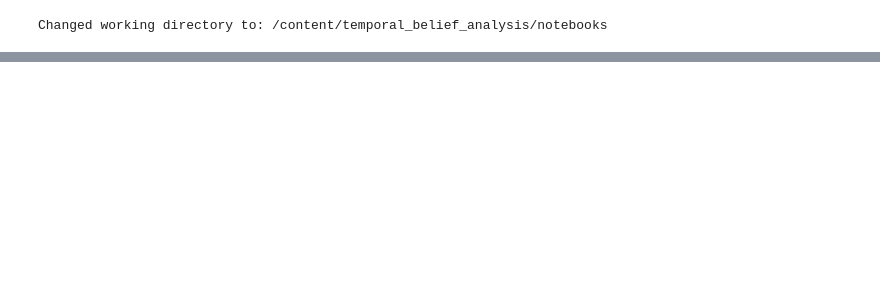
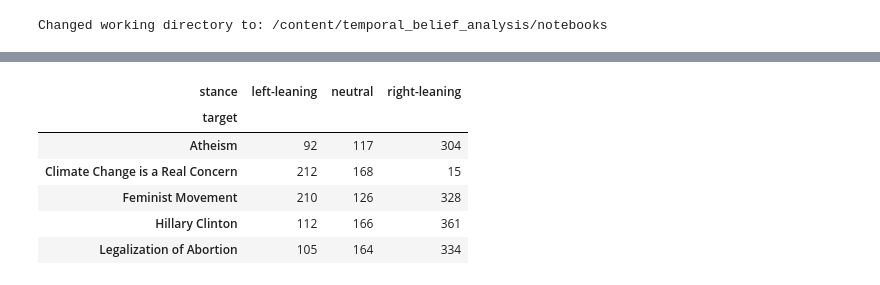
Before and after one commit to Sharp-4rth/temporal_belief_analysis, a Jupyter notebook: notebooks/bert_fine_tuning.ipynb, the cells around one changed output, grey strips where cells are left out. Saved outputs shown, nothing was run; the diff lists cells and outputs as text; code cells hidden in the pictures; blank space fills up the shorter version.

```diff
--- a/notebooks/bert_fine_tuning.ipynb
+++ b/notebooks/bert_fine_tuning.ipynb
@@ -460,0 +808,10 @@ Confusion matrix (rows=true, cols=pred):
+# %%
+pd.crosstab(train_df["target"], train_df["stance"])
+# %% [output]
+| stance | left-leaning | neutral | right-leaning |
+| target |  |  |  |
+| Atheism | 92 | 117 | 304 |
+| Climate Change is a Real Concern | 212 | 168 | 15 |
+| Feminist Movement | 210 | 126 | 328 |
+| Hillary Clinton | 112 | 166 | 361 |
+| Legalization of Abortion | 105 | 164 | 334 |
```
Also changed, not shown: parts of 17 cells of this notebook.
